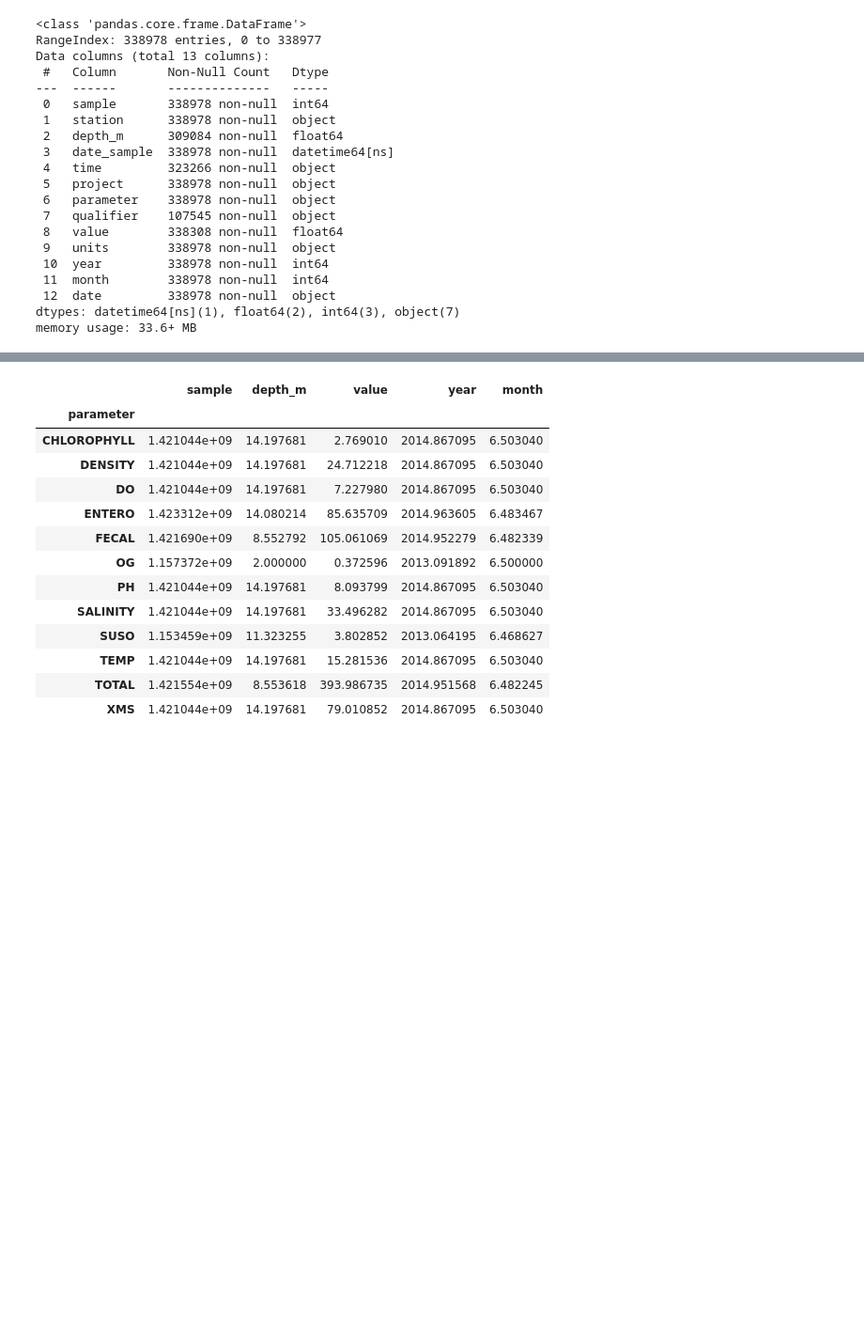
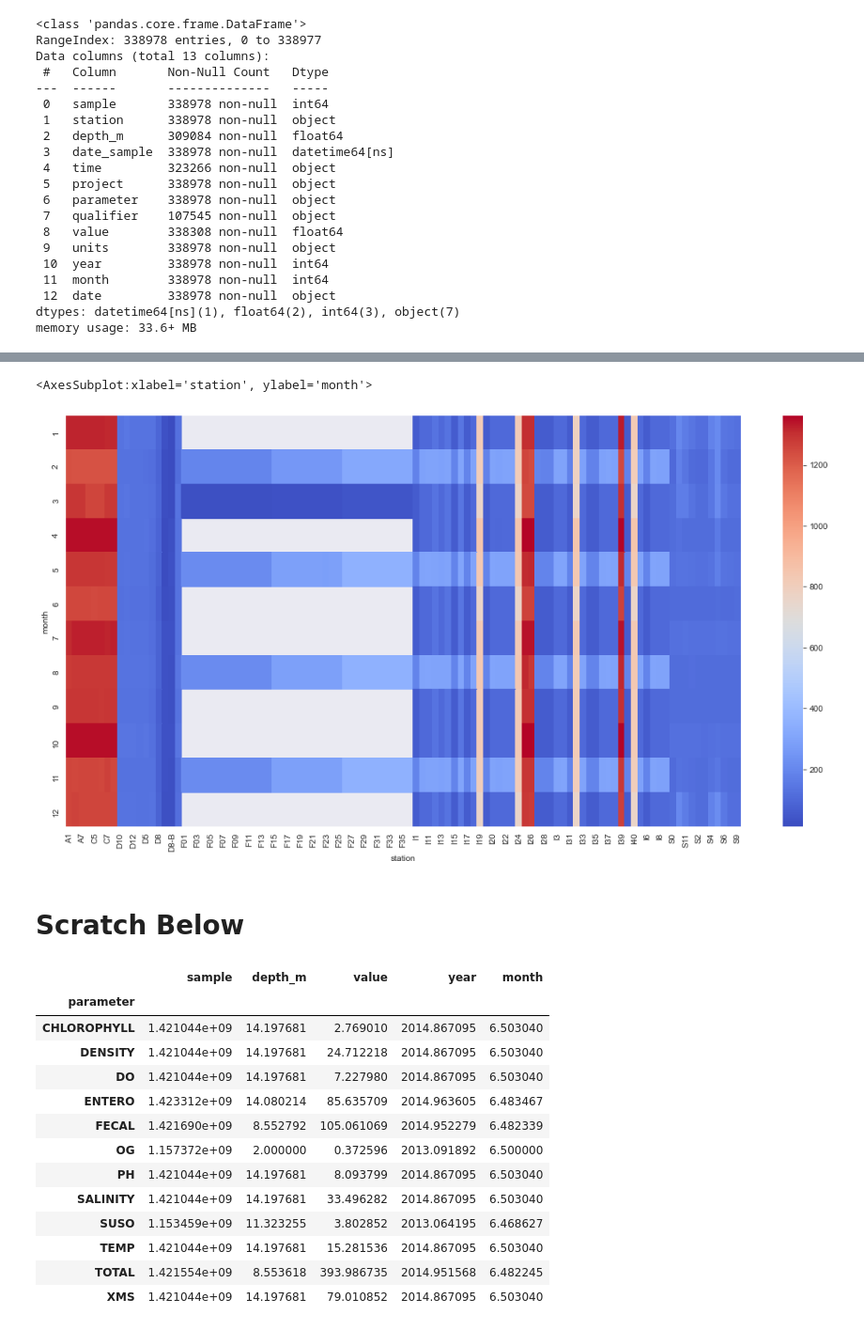
Before and after one commit to Prana-Dante/San-Diego-Water-Quality, a Jupyter notebook: Dataframe Analysis.ipynb, the cells around one changed output, grey strips where cells are left out. Shown at 94% size. Drawn from its saved outputs; the diff is of its cells as text; code cells hidden in the pictures; blank space fills up the shorter version.

```diff
--- a/Dataframe Analysis.ipynb
+++ b/Dataframe Analysis.ipynb
@@ -165,0 +249,4 @@ plt.tight_layout()
+# %%
+sd_stat = sd_wq.groupby(by=['month','station']).count()['value'].unstack()
+print(sd_stat)
+sd_stat.info()
@@ -166,3 +271,11 @@ plt.tight_layout()
+# %%
+plt.figure(figsize=(18,9))
+sns.heatmap(sd_stat,cmap='coolwarm')
+# %% [output]
+<AxesSubplot:xlabel='station', ylabel='month'>
+[figure, added]
+# %% [markdown]
+# Scratch Below
 # %%
 sd_wq.groupby('parameter').mean()
 # %% [output]
```
Also changed, not shown: parts of 45 cells of this notebook.
